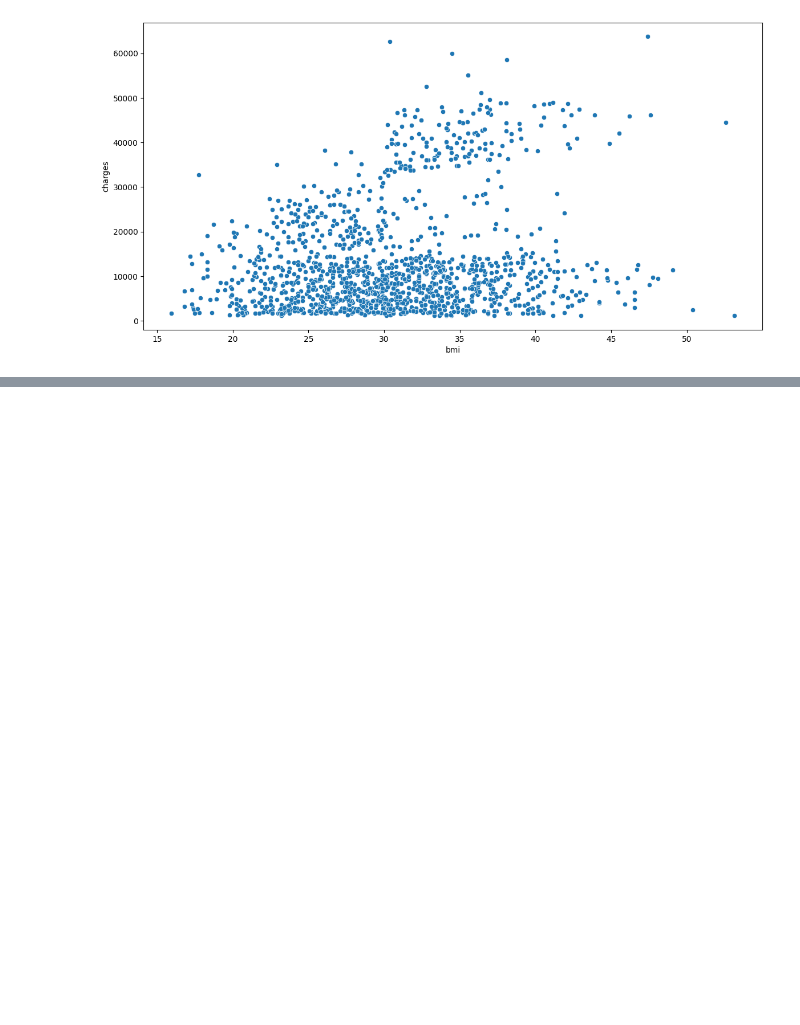
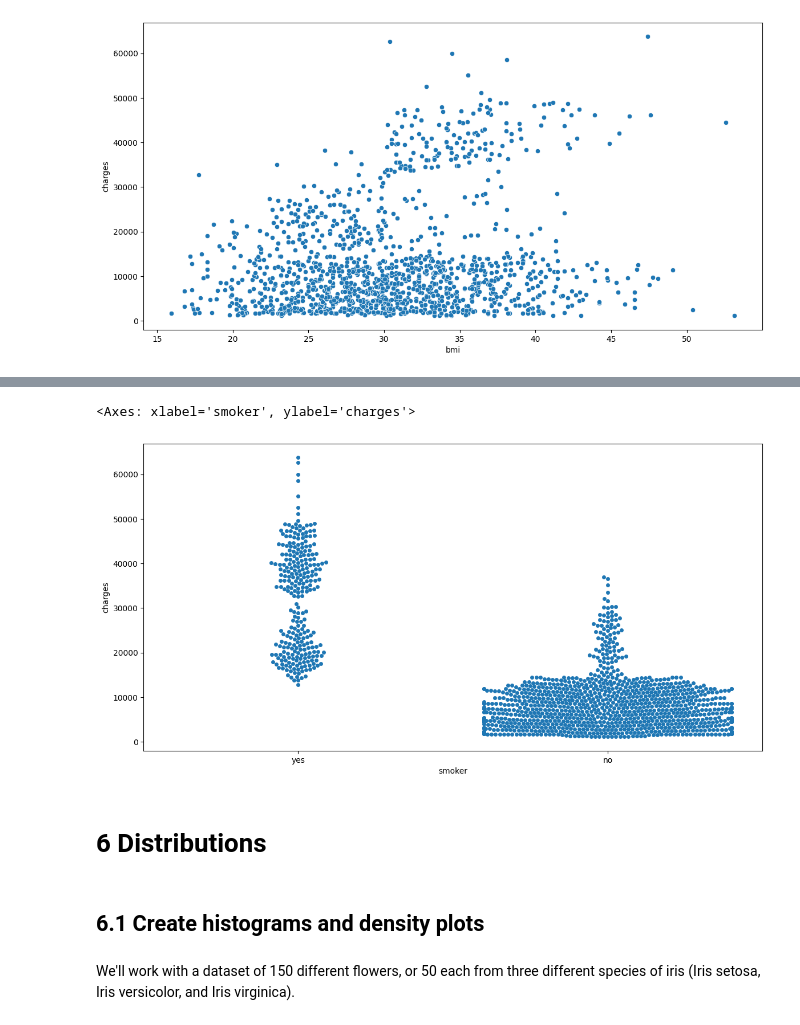
Before and after one commit to c1amilo/ml_course, a Jupyter notebook: visualizations.ipynb, the cells around one changed output, grey strips where cells are left out. Saved outputs shown, nothing was run; the diff lists cells and outputs as text; code cells hidden in the pictures; blank space fills up the shorter version.

```diff
--- a/visualizations.ipynb
+++ b/visualizations.ipynb
@@ -253,0 +292,13 @@ sns.scatterplot(x=insurance_data['bmi'], y=insurance_data['charges'])
+# %%
+plt.figure(figsize=(14,7))
+sns.swarmplot(x=insurance_data['smoker'],
+              y=insurance_data['charges'])
+# %% [output]
+<Axes: xlabel='smoker', ylabel='charges'>
+[figure, added]
+# %% [markdown]
+# 6 Distributions
+# %% [markdown]
+## 6.1 Create histograms and density plots
+# %% [markdown]
+We'll work with a dataset of 150 different flowers, or 50 each from three different species of iris (Iris setosa, Iris versicolor, and Iris virginica).
```
Also changed, not shown: parts of 13 cells of this notebook, 7 other files.
